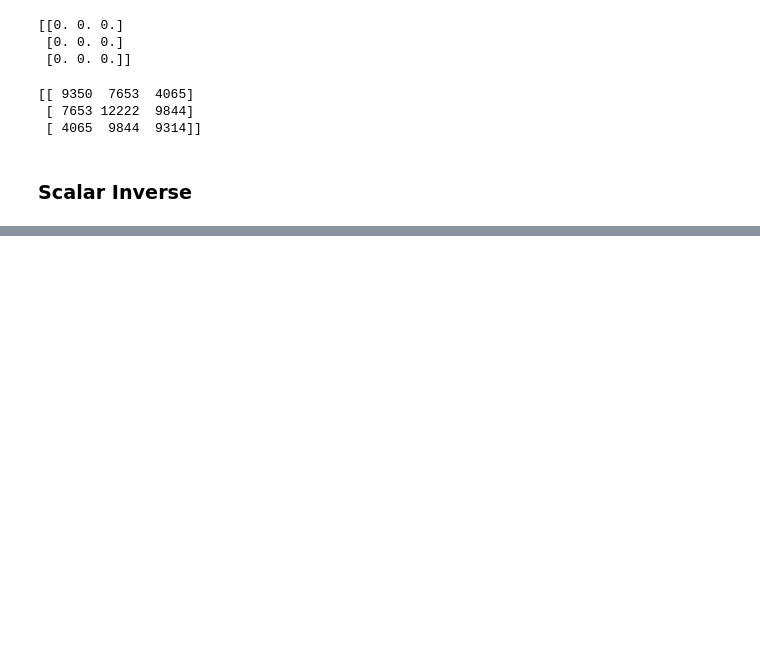
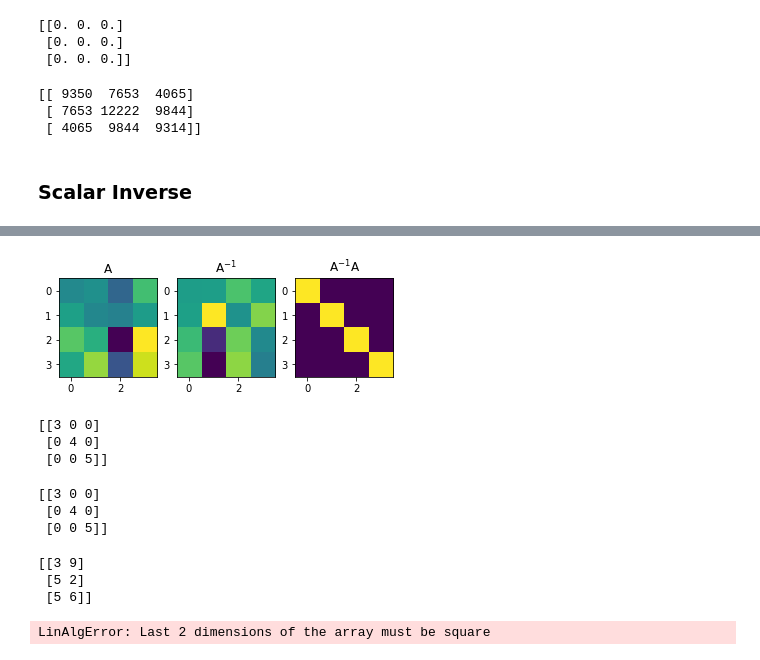
Before and after one commit to jawuku/python, a Jupyter notebook: LinearAlgebra.ipynb, the cells around one changed output, grey strips where cells are left out. Cells and saved outputs as stored; diff of their text form; code cells hidden in the pictures; blank space fills up the shorter version.

```diff
--- a/LinearAlgebra.ipynb
+++ b/LinearAlgebra.ipynb
@@ -785,0 +813,9 @@ print(E@E.T)
+# %%
+# Python Code - generate 4*4 random matrix A
+A = np.random.randn(4,4)
+# %%
+# Create inverse of Matrix A - use np.linalg.inv
+Ainv = np.linalg.inv(A)
+# %%
+# Create identity matrix by multiplying A with its inverse (note Python floating point rounding errors)
+AinvA = A@Ainv
@@ -785,0 +843,46 @@ print(E@E.T)
+# %%
+# Set up multiple plots side by side
+# 3rd plot looks like an identity matrix
+fig,ax = plt.subplots(1,3,figsize=(6,5))
+
+ax[0].imshow(A)
+ax[0].set_title("A")
+
+ax[1].imshow(Ainv)
+ax[1].set_title("A$^{-1}$") # Latex coding
+
+ax[2].imshow(AinvA)
+ax[2].set_title("A$^{-1}$A") # Latex coding
+
+plt.show()
+# %% [output]
+[figure, added]
+# %%
+# assignment 9
+# create a 3D vector, and create a diagonal matrix from that vector
+v = np.array([3, 4, 5])
+DG = np.diag(v)
+print(DG)
+# %% [output]
+[[3 0 0]
+ [0 4 0]
+ [0 0 5]]
+# %%
+# compute the inverse of this diagonal matrix - the same
+DGinv = np.linalg.inv(DG)
+print(DG)
+# %% [output]
+[[3 0 0]
+ [0 4 0]
+ [0 0 5]]
+# %%
+# Matrix inverse only applies to square matrices
+# Create 3*2 matrix - try to compute its inverse - learn what the error message says
+# reuse M3
+print(M3)
+print(np.linalg.inv(M3))
+# %% [output]
+[[3 9]
+ [5 2]
+ [5 6]]
+LinAlgError: Last 2 dimensions of the array must be square
```
Also changed, not shown: parts of 11 cells of this notebook.
